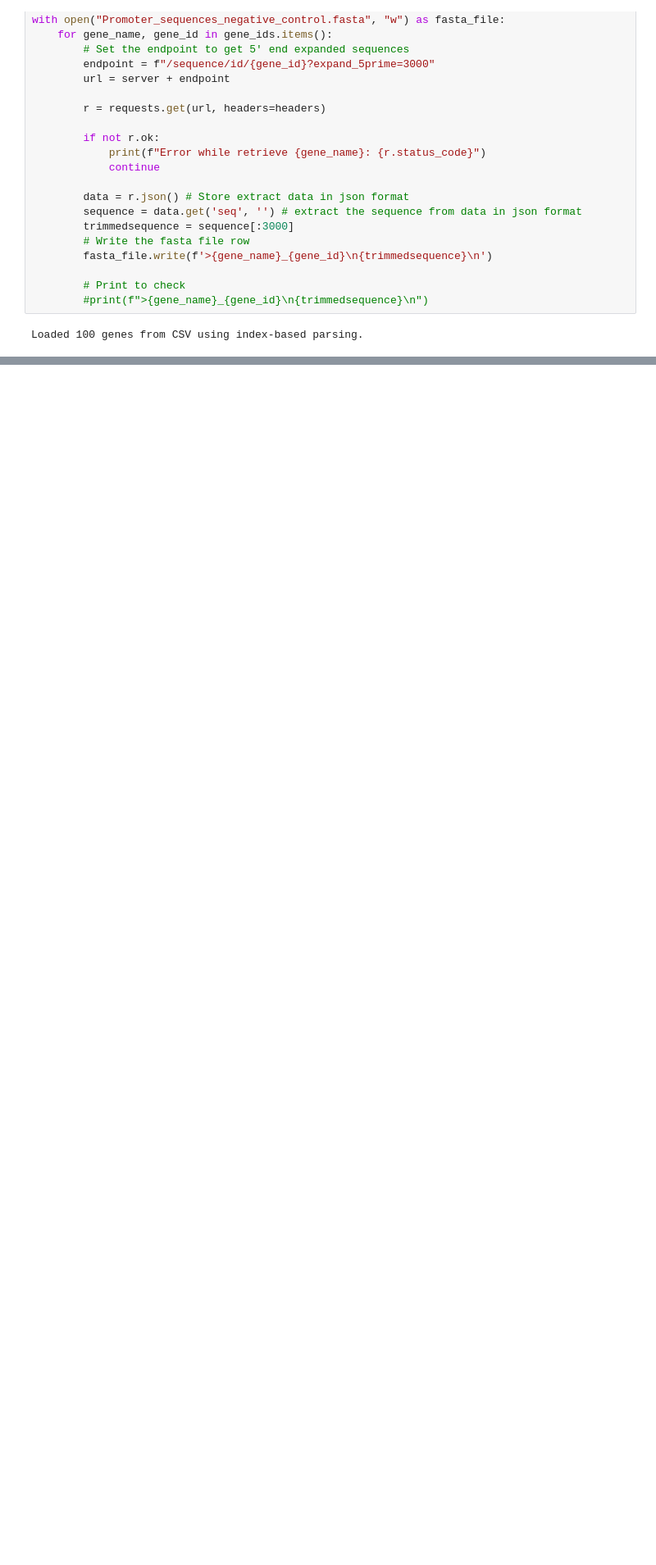
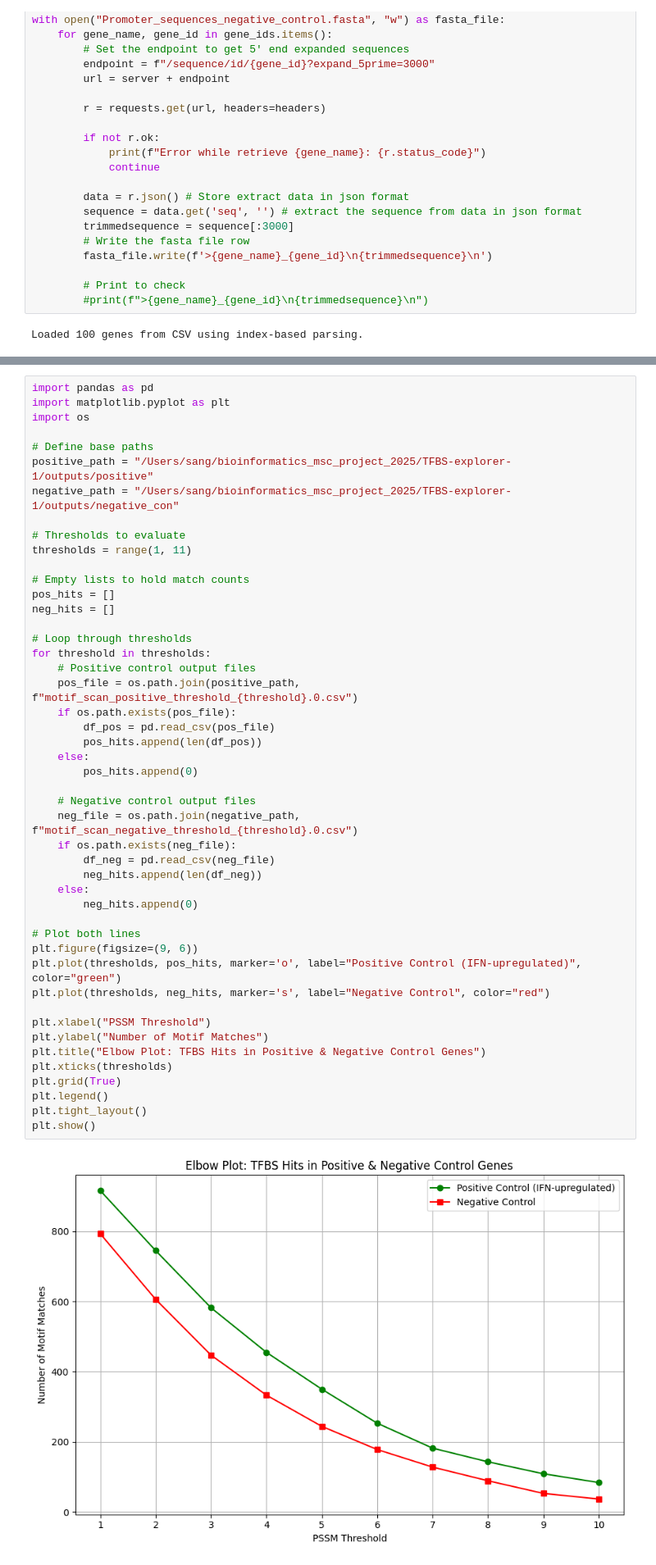
Before and after one commit to Sanghee-L/TFBS-explorer, a Jupyter notebook: scripts/TFBS_explorer_human.ipynb, the cells around one changed output, grey strips where cells are left out. Shown at 82% size. Cells and saved outputs as stored; diff of their text form; blank space fills up the shorter version.

Commit message:
Create plot

```diff
--- a/scripts/TFBS_explorer_human.ipynb
+++ b/scripts/TFBS_explorer_human.ipynb
@@ -281,0 +282,49 @@ Results written to motif_scan_positive_threshold_10.0.csv
+# %%
+import pandas as pd
+import matplotlib.pyplot as plt
+import os
+
+# Define base paths
+positive_path = "/Users/sang/bioinformatics_msc_project_2025/TFBS-explorer-1/outputs/positive"
+negative_path = "/Users/sang/bioinformatics_msc_project_2025/TFBS-explorer-1/outputs/negative_con"
+
+# Thresholds to evaluate
+thresholds = range(1, 11)
+
+# Empty lists to hold match counts
+pos_hits = []
+neg_hits = []
+
+# Loop through thresholds
+for threshold in thresholds:
+    # Positive control output files
+    pos_file = os.path.join(positive_path, f"motif_scan_positive_threshold_{threshold}.0.csv")
+    if os.path.exists(pos_file):
+        df_pos = pd.read_csv(pos_file)
+        pos_hits.append(len(df_pos))
+    else:
+        pos_hits.append(0)
+
+    # Negative control output files
+    neg_file = os.path.join(negative_path, f"motif_scan_negative_threshold_{threshold}.0.csv")
+    if os.path.exists(neg_file):
+        df_neg = pd.read_csv(neg_file)
+        neg_hits.append(len(df_neg))
+    else:
+        neg_hits.append(0)
+
+# Plot both lines
+plt.figure(figsize=(9, 6))
+plt.plot(thresholds, pos_hits, marker='o', label="Positive Control (IFN-upregulated)", color="green")
+plt.plot(thresholds, neg_hits, marker='s', label="Negative Control", color="red")
+
+plt.xlabel("PSSM Threshold")
+plt.ylabel("Number of Motif Matches")
+plt.title("Elbow Plot: TFBS Hits in Positive & Negative Control Genes")
+plt.xticks(thresholds)
+plt.grid(True)
+plt.legend()
+plt.tight_layout()
+plt.show()
+# %% [output]
+[figure, added]
```
Also changed, not shown: parts of 1 cell of this notebook, 10 other files.
